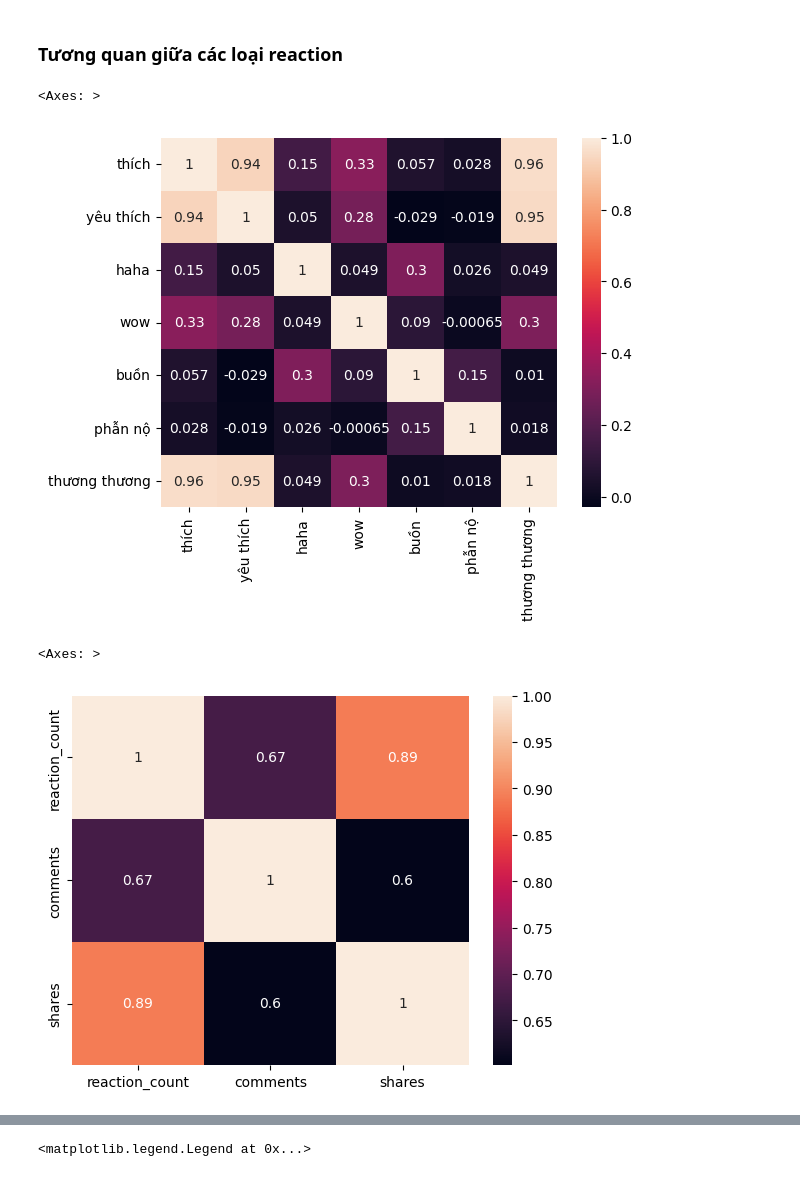
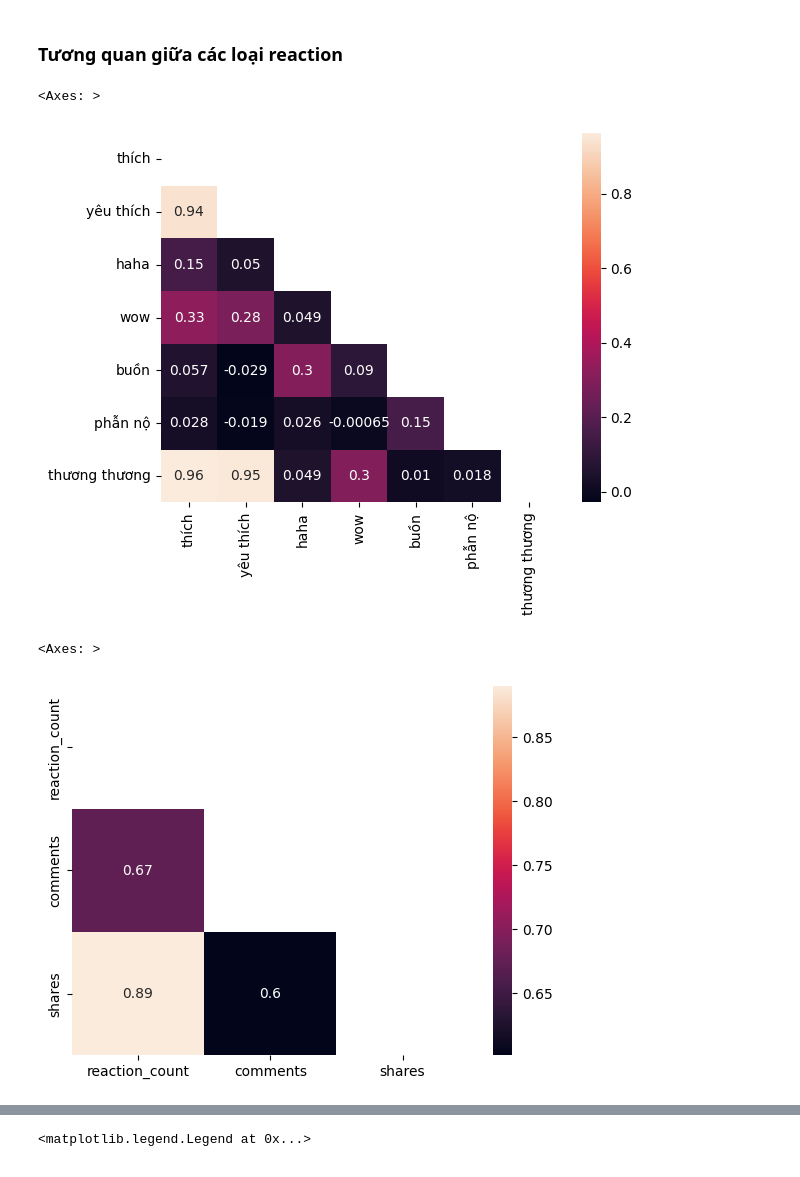
Before and after one commit to dphieu/final_project_python, a Jupyter notebook: Analyze_Data.ipynb, the cells around one changed output, grey strips where cells are left out. Cells and saved outputs as stored; diff of their text form; code cells hidden in the pictures.

```diff
--- a/Analyze_Data.ipynb
+++ b/Analyze_Data.ipynb
@@ -180,12 +180,16 @@ dtype: float64
 # %% [markdown]
 ### Tương quan giữa các loại reaction
 # %%
-sns.heatmap(all_reactions[['thích', 'yêu thích', 'haha', 'wow', 'buồn', 'phẫn nộ', 'thương thương']].corr(), annot=True)
+corr = all_reactions[['thích', 'yêu thích', 'haha', 'wow', 'buồn', 'phẫn nộ', 'thương thương']].corr()
+mask = np.triu(np.ones_like(corr, dtype=bool))
+sns.heatmap(corr, mask=mask, annot=True)
 # %% [output]
 <Axes: >
-[figure, old version]
+[figure, new version]
 # %%
-sns.heatmap(all_reactions[['reaction_count','comments','shares']].corr(), annot=True)
+corr = all_reactions[['reaction_count', 'comments', 'shares']].corr()
+mask = np.triu(np.ones_like(corr, dtype=bool))
+sns.heatmap(corr, mask=mask, annot=True)
 # %% [output]
 <Axes: >
-[figure, old version]
+[figure, new version]
```
Also changed, not shown: parts of 8 cells of this notebook.
